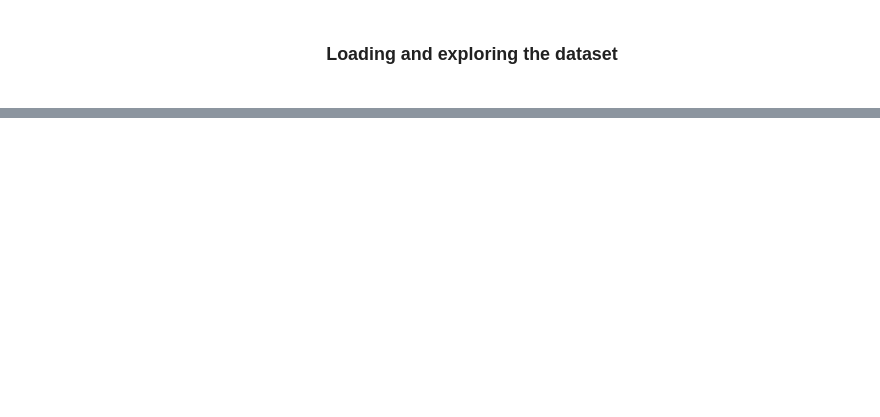
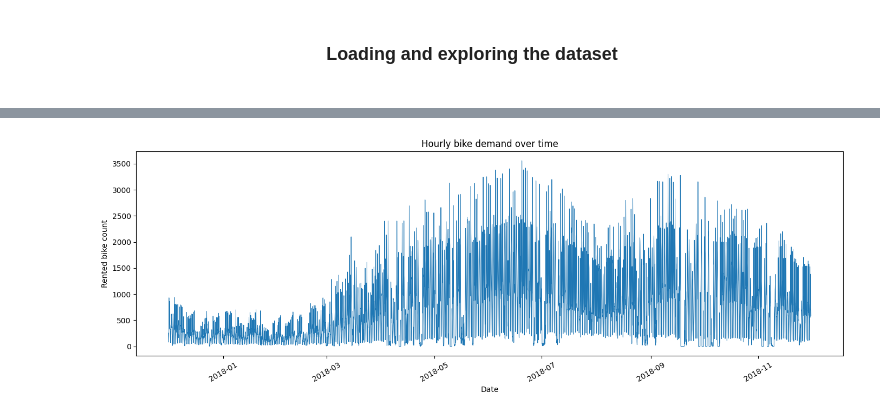
Before and after one commit to Mortti11/Advanced_ML, a Jupyter notebook: ML_benchmark/Regression/Note_book.ipynb, the cells around one changed output, grey strips where cells are left out. Saved outputs shown, nothing was run; the diff lists cells and outputs as text; code cells hidden in the pictures; blank space fills up the shorter version.

```diff
--- a/ML_benchmark/Regression/Note_book.ipynb
+++ b/ML_benchmark/Regression/Note_book.ipynb
@@ -44,0 +170,13 @@ df["Date"] = pd.to_datetime(df["Date"], format="%d/%m/%Y")
+# %%
+# Let's check visually how the demand rate changes over time.
+plt.figure(figsize=(14, 5))
+sns.lineplot( data=df, x="datetime", y="rented_bike_count", estimator=None, errorbar=None, linewidth=0.7)
+
+plt.title("Hourly bike demand over time")
+plt.xlabel("Date")
+plt.ylabel("Rented bike count")
+plt.xticks(rotation=30)
+plt.tight_layout()
+plt.show()
+# %% [output]
+[figure, added]
```
Also changed, not shown: parts of 60 cells of this notebook, 4 other files.
